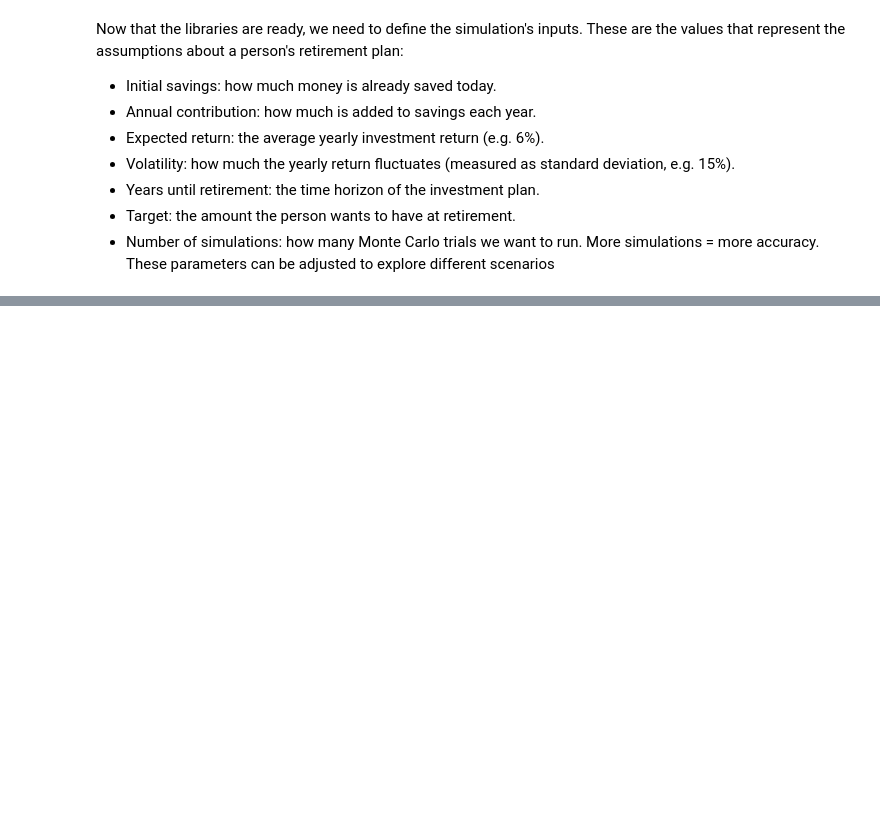
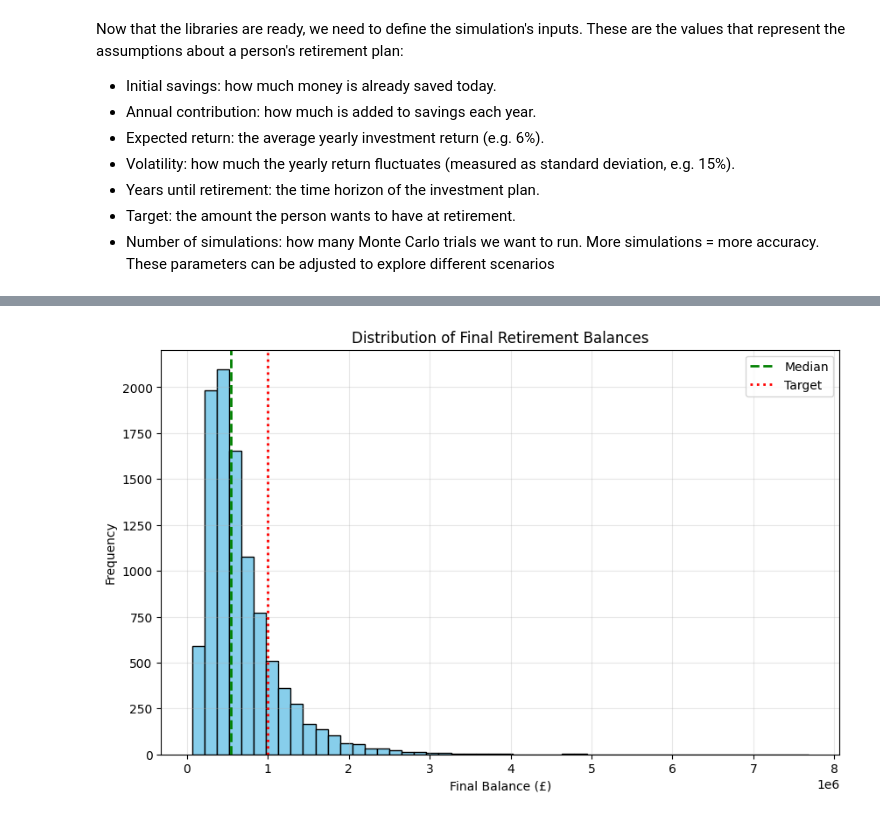
Before and after one commit to LeoGaunt/monte-carlo-simulator, a Jupyter notebook: simulator.ipynb, the cells around one changed output, grey strips where cells are left out. Cells and saved outputs as stored; diff of their text form; code cells hidden in the pictures; blank space fills up the shorter version.

```diff
--- a/simulator.ipynb
+++ b/simulator.ipynb
@@ -46,0 +109,22 @@ simulations = 10_000           # number of runs
+# %%
+# Run the Monte Carlo simulation
+final_balances, all_paths = run_monte_carlo(
+    simulations=simulations,
+    initial_savings=initial_savings,
+    annual_contribution=annual_contribution,
+    expected_return=expected_return,
+    volatility=volatility,
+    years=years
+)
+
+# Calculate key statistics
+median_balance = np.median(final_balances)
+success_probability = np.mean(final_balances >= target) * 100
+best_10_percent = np.percentile(final_balances, 90)
+worst_10_percent = np.percentile(final_balances, 10)
+
+# Display results
+print(f"Median final balance: £{median_balance:,.0f}")
+print(f"Probability of reaching target (£{target:,}): {success_probability:.1f}%")
+print(f"Worst 10% outcome: £{worst_10_percent:,.0f}")
+print(f"Best 10% outcome: £{best_10_percent:,.0f}")
@@ -46,0 +174,14 @@ simulations = 10_000           # number of runs
+# %%
+plt.figure(figsize=(10,6))
+plt.hist(final_balances, bins=50, color="skyblue", edgecolor="black")
+plt.axvline(median_balance, color="green", linestyle="dashed", linewidth=2, label="Median")
+plt.axvline(target, color="red", linestyle="dotted", linewidth=2, label="Target")
+
+plt.title("Distribution of Final Retirement Balances")
+plt.xlabel("Final Balance (£)")
+plt.ylabel("Frequency")
+plt.legend()
+plt.grid(True, alpha=0.3)
+plt.show()
+# %% [output]
+[figure, added]
```
Also changed, not shown: parts of 9 cells of this notebook.
